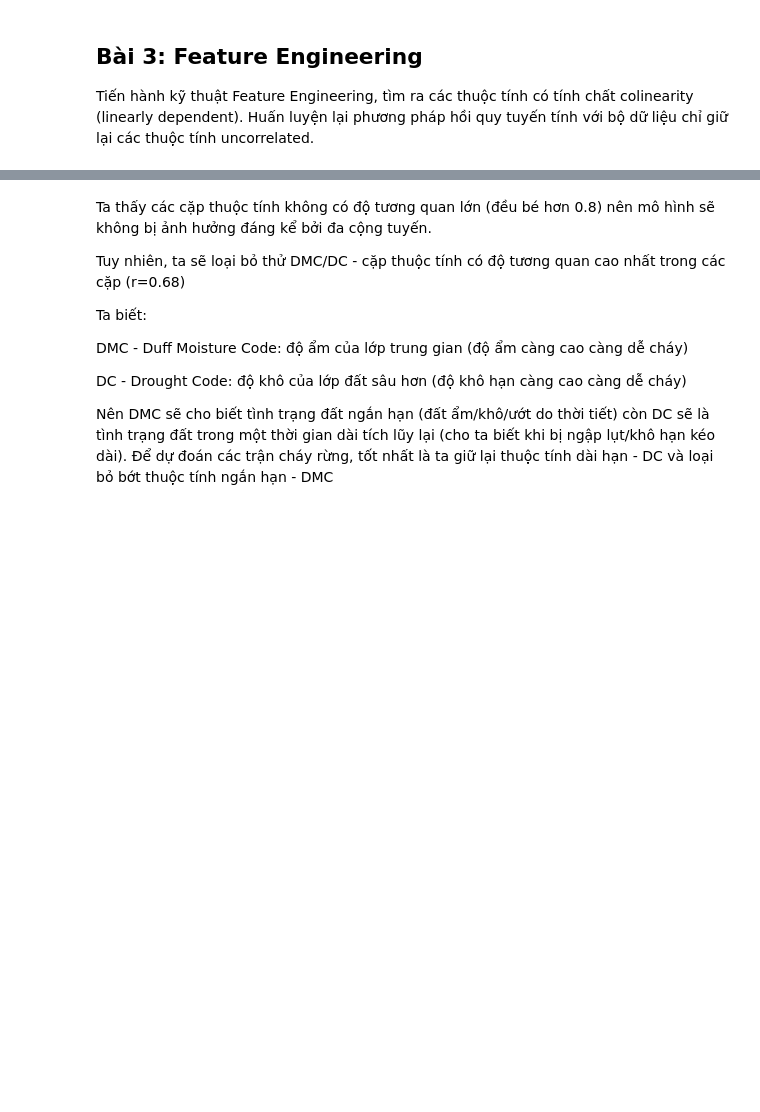
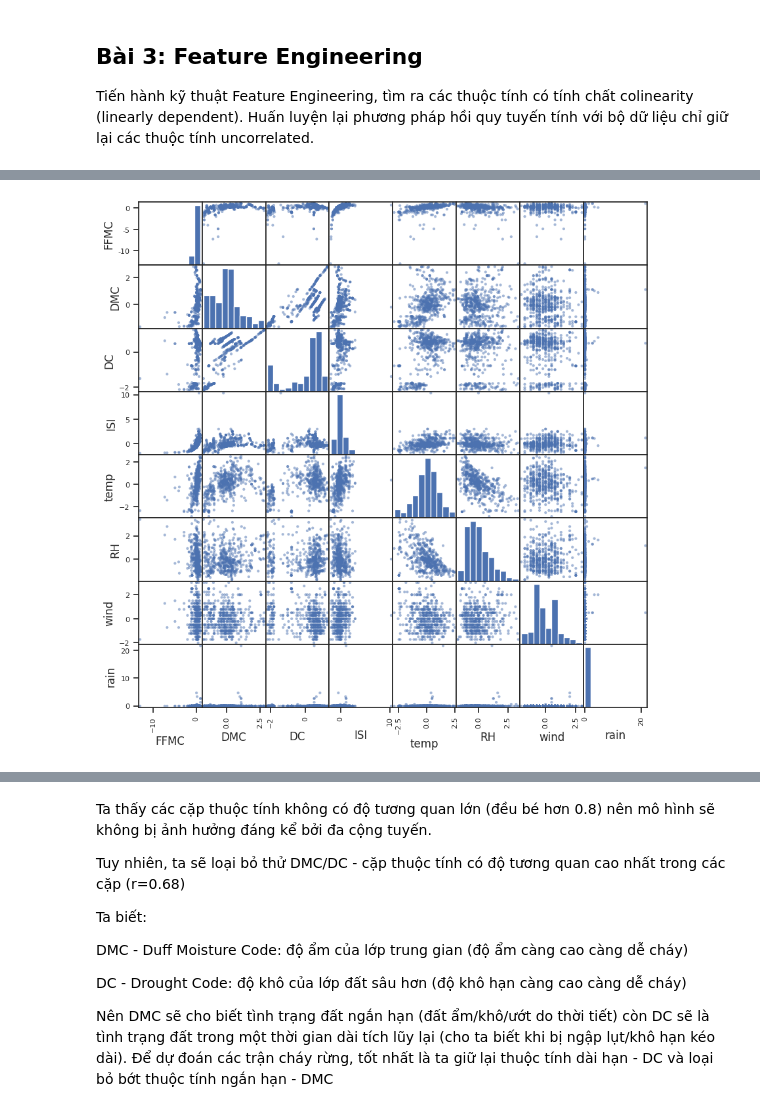
Before and after one commit to dinhbaothy/DS102_23521563, a Jupyter notebook: Lab01_LinearReg/forest_fire_prediction.ipynb, the cells around one changed output, grey strips where cells are left out. Drawn from its saved outputs; the diff is of its cells as text; code cells hidden in the pictures; blank space fills up the shorter version.

```diff
--- a/Lab01_LinearReg/forest_fire_prediction.ipynb
+++ b/Lab01_LinearReg/forest_fire_prediction.ipynb
@@ -227,0 +227,8 @@ df_cov.head()
+# %%
+features = ['FFMC', 'DMC', 'DC', 'ISI', 'temp', 'RH', 'wind', 'rain']
+
+from pandas.plotting import scatter_matrix
+scatter_matrix(df[features], figsize=(10, 10))
+plt.show()
+# %% [output]
+[figure, added]
```
Also changed, not shown: parts of 15 cells of this notebook.
